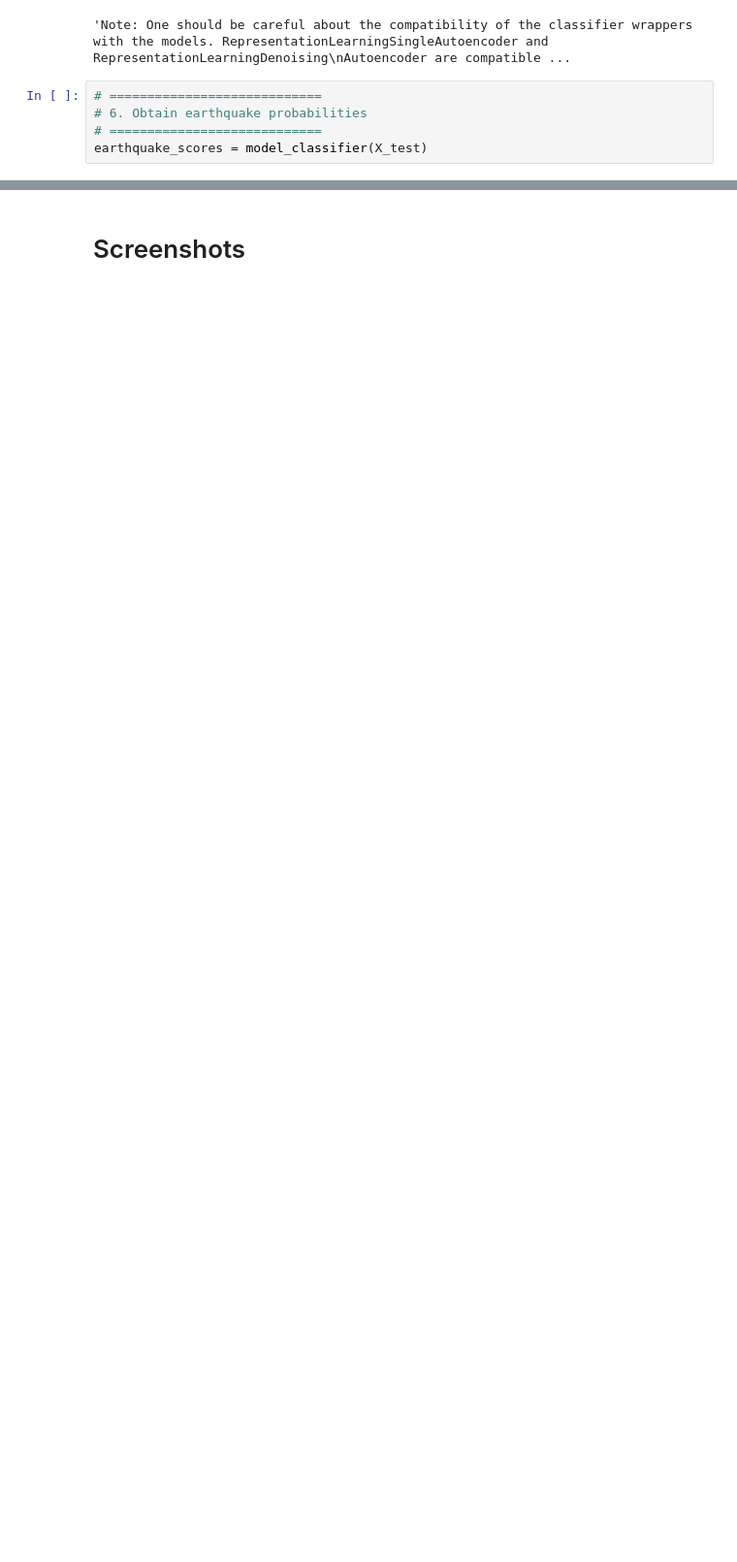
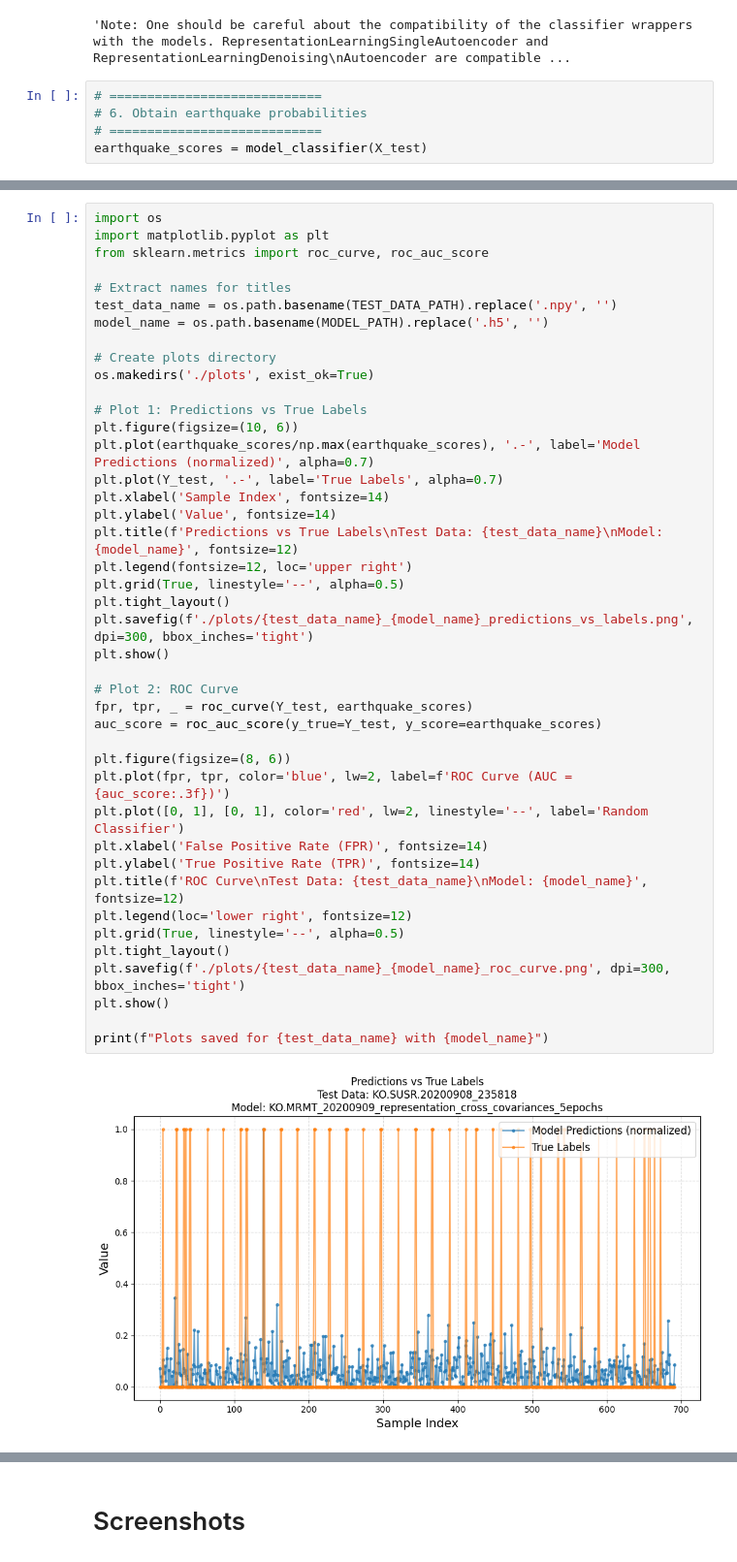
Before and after one commit to egead/rawcovar, a Jupyter notebook: npy_analysis/model_test.ipynb, the cells around one changed output, grey strips where cells are left out. Shown at 97% size. Drawn from its saved outputs; the diff is of its cells as text; blank space fills up the shorter version.

```diff
--- a/npy_analysis/model_test.ipynb
+++ b/npy_analysis/model_test.ipynb
@@ -194,0 +215,44 @@ plt.show()
+# %%
+import os
+import matplotlib.pyplot as plt
+from sklearn.metrics import roc_curve, roc_auc_score
+
+# Extract names for titles
+test_data_name = os.path.basename(TEST_DATA_PATH).replace('.npy', '')
+model_name = os.path.basename(MODEL_PATH).replace('.h5', '')
+
+# Create plots directory
+os.makedirs('./plots', exist_ok=True)
+
+# Plot 1: Predictions vs True Labels
+plt.figure(figsize=(10, 6))
+plt.plot(earthquake_scores/np.max(earthquake_scores), '.-', label='Model Predictions (normalized)', alpha=0.7)
+plt.plot(Y_test, '.-', label='True Labels', alpha=0.7)
+plt.xlabel('Sample Index', fontsize=14)
+plt.ylabel('Value', fontsize=14)
+plt.title(f'Predictions vs True Labels\nTest Data: {test_data_name}\nModel: {model_name}', fontsize=12)
+plt.legend(fontsize=12, loc='upper right')
+plt.grid(True, linestyle='--', alpha=0.5)
+plt.tight_layout()
+plt.savefig(f'./plots/{test_data_name}_{model_name}_predictions_vs_labels.png', dpi=300, bbox_inches='tight')
+plt.show()
+
+# Plot 2: ROC Curve
+fpr, tpr, _ = roc_curve(Y_test, earthquake_scores)
+auc_score = roc_auc_score(y_true=Y_test, y_score=earthquake_scores)
+
+plt.figure(figsize=(8, 6))
+plt.plot(fpr, tpr, color='blue', lw=2, label=f'ROC Curve (AUC = {auc_score:.3f})')
+plt.plot([0, 1], [0, 1], color='red', lw=2, linestyle='--', label='Random Classifier')
+plt.xlabel('False Positive Rate (FPR)', fontsize=14)
+plt.ylabel('True Positive Rate (TPR)', fontsize=14)
+plt.title(f'ROC Curve\nTest Data: {test_data_name}\nModel: {model_name}', fontsize=12)
+plt.legend(loc='lower right', fontsize=12)
+plt.grid(True, linestyle='--', alpha=0.5)
+plt.tight_layout()
+plt.savefig(f'./plots/{test_data_name}_{model_name}_roc_curve.png', dpi=300, bbox_inches='tight')
+plt.show()
+
+print(f"Plots saved for {test_data_name} with {model_name}")
+# %% [output]
+[figure, added]
```
Also changed, not shown: parts of 21 cells of this notebook, 7 other files.
